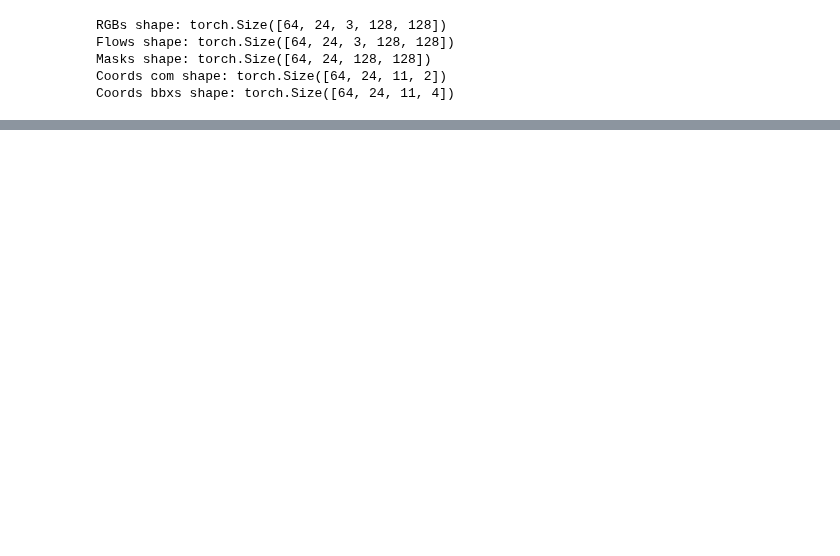
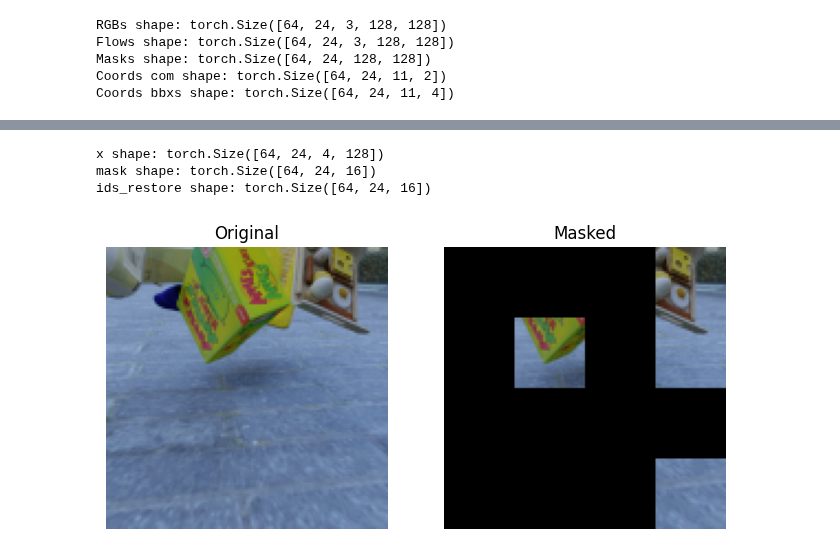
Before and after one commit to Cuda-Vision-Lab/CudaVisionSS2025, a Jupyter notebook: src/CourseProject/src/dataloader.ipynb, the cells around one changed output, grey strips where cells are left out. Cells and saved outputs as stored; diff of their text form; code cells hidden in the pictures; blank space fills up the shorter version.

Commit message:
Notebook updated with VitEncoder

```diff
--- a/src/CourseProject/src/dataloader.ipynb
+++ b/src/CourseProject/src/dataloader.ipynb
@@ -188,0 +210,13 @@ Coords bbxs shape: torch.Size([64, 24, 11, 4])
+# %%
+from encoder import VitEncoder
+
+encoder = VitEncoder(patch_size = 32,
+                     embed_dim = 128,
+                     attn_dim = 192,
+                     num_heads = 4,
+                     mlp_size = 1024,
+                     encoder_depth = 4,
+                     in_chans = 3,
+                     max_len  = 64,
+                     mask_ratio = 0.75,
+                     norm_pix_loss=False)
@@ -188,0 +243,20 @@ Coords bbxs shape: torch.Size([64, 24, 11, 4])
+# %%
+x, mask, ids_restore = encoder(rgbs)
+print("x shape:", x.shape)
+print("mask shape:", mask.shape)
+print("ids_restore shape:", ids_restore.shape)
+# %% [output]
+x shape: torch.Size([64, 24, 4, 128])
+mask shape: torch.Size([64, 24, 16])
+ids_restore shape: torch.Size([64, 24, 16])
+# %%
+from utils import visualize_masked_image
+
+sample_idx, frame_idx = 2, 0
+
+img = rgbs[sample_idx, frame_idx]     # [3, 128, 128]
+mask_frame = mask[sample_idx, frame_idx]  # [N]
+
+visualize_masked_image(img, mask_frame, patch_size=32)
+# %% [output]
+[figure, added]
```
Also changed, not shown: parts of 9 cells of this notebook.
